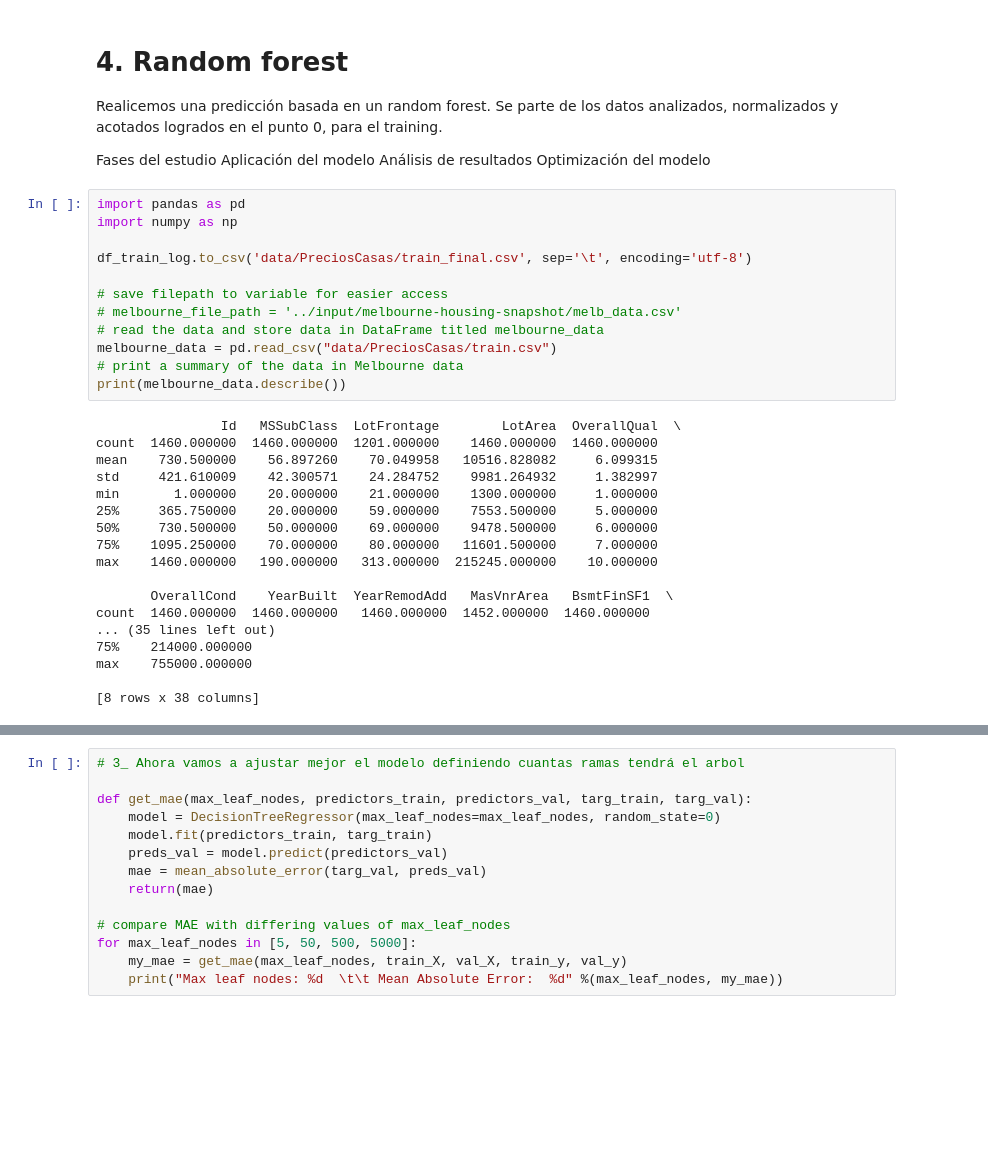
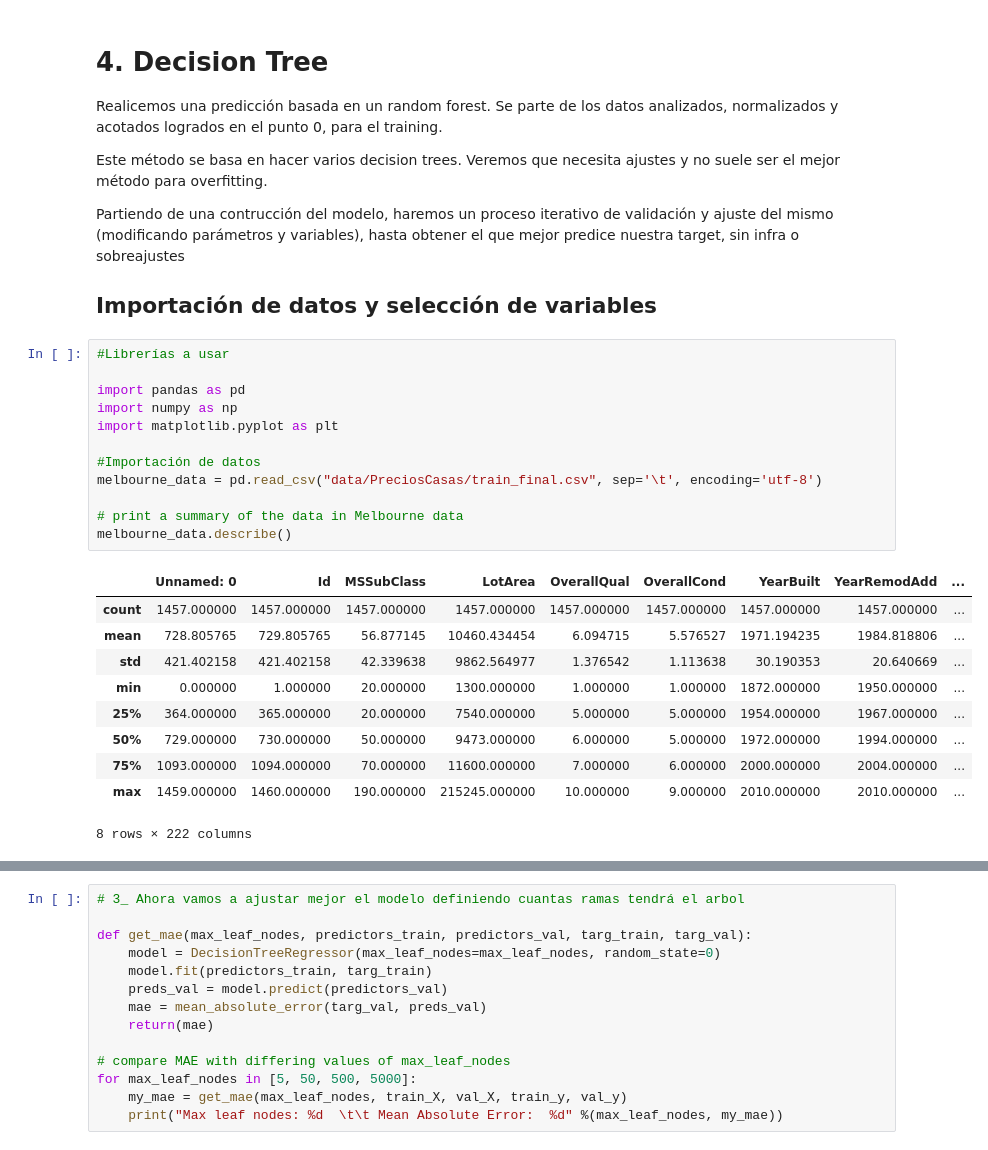
Before and after one commit to mmartglez/python_machine_learning, a Jupyter notebook: 3. Decision tree sin NA imputation.ipynb, the cells around one changed output, grey strips where cells are left out. Drawn from its saved outputs; the diff is of its cells as text; blank space fills up the shorter version.

```diff
--- a/4. RandomForest_Predecir_Precios_Casas.ipynb
+++ b/3. Decision tree sin NA imputation.ipynb
@@ -1,42 +1,36 @@
 # %% [markdown]
-# 4. Random forest
+# 4. Decision Tree
 
 Realicemos una predicción basada en un random forest.
 Se parte de los datos analizados, normalizados y acotados logrados en el punto 0, para el training.
 
-Fases del estudio
-    Aplicación del modelo
-    Análisis de resultados
-    Optimización del modelo
+Este método se basa en hacer varios decision trees. Veremos que necesita ajustes y no suele ser el mejor método para overfitting.
+
+Partiendo de una contrucción del modelo, haremos un proceso iterativo de validación y ajuste del mismo (modificando parámetros y variables), hasta obtener el que mejor predice nuestra target, sin infra o sobreajustes
+
+## Importación de datos y selección de variables
 # %%
+#Librerías a usar
+
 import pandas as pd
 import numpy as np
+import matplotlib.pyplot as plt
 
-df_train_log.to_csv('data/PreciosCasas/train_final.csv', sep='\t', encoding='utf-8')
+#Importación de datos
+melbourne_data = pd.read_csv("data/PreciosCasas/train_final.csv", sep='\t', encoding='utf-8')
 
-# save filepath to variable for easier access
-# melbourne_file_path = '../input/melbourne-housing-snapshot/melb_data.csv'
-# read the data and store data in DataFrame titled melbourne_data
-melbourne_data = pd.read_csv("data/PreciosCasas/train.csv")
 # print a summary of the data in Melbourne data
-print(melbourne_data.describe())
+melbourne_data.describe()
 # %% [output]
+|  | Unnamed: 0 | Id | MSSubClass | LotArea | OverallQual | OverallCond | YearBuilt | YearRemodAdd | ... |
+| count | 1457.000000 | 1457.000000 | 1457.000000 | 1457.000000 | 1457.000000 | 1457.000000 | 1457.000000 | 1457.000000 | ... |
+| mean | 728.805765 | 729.805765 | 56.877145 | 10460.434454 | 6.094715 | 5.576527 | 1971.194235 | 1984.818806 | ... |
+| std | 421.402158 | 421.402158 | 42.339638 | 9862.564977 | 1.376542 | 1.113638 | 30.190353 | 20.640669 | ... |
+| min | 0.000000 | 1.000000 | 20.000000 | 1300.000000 | 1.000000 | 1.000000 | 1872.000000 | 1950.000000 | ... |
+| 25% | 364.000000 | 365.000000 | 20.000000 | 7540.000000 | 5.000000 | 5.000000 | 1954.000000 | 1967.000000 | ... |
+| 50% | 729.000000 | 730.000000 | 50.000000 | 9473.000000 | 6.000000 | 5.000000 | 1972.000000 | 1994.000000 | ... |
+| 75% | 1093.000000 | 1094.000000 | 70.000000 | 11600.000000 | 7.000000 | 6.000000 | 2000.000000 | 2004.000000 | ... |
+| max | 1459.000000 | 1460.000000 | 190.000000 | 215245.000000 | 10.000000 | 9.000000 | 2010.000000 | 2010.000000 | ... |
-                Id   MSSubClass  LotFrontage        LotArea  OverallQual  \
-count  1460.000000  1460.000000  1201.000000    1460.000000  1460.000000
-mean    730.500000    56.897260    70.049958   10516.828082     6.099315
-std     421.610009    42.300571    24.284752    9981.264932     1.382997
-min       1.000000    20.000000    21.000000    1300.000000     1.000000
-25%     365.750000    20.000000    59.000000    7553.500000     5.000000
-50%     730.500000    50.000000    69.000000    9478.500000     6.000000
-75%    1095.250000    70.000000    80.000000   11601.500000     7.000000
-max    1460.000000   190.000000   313.000000  215245.000000    10.000000
-
-       OverallCond    YearBuilt  YearRemodAdd   MasVnrArea   BsmtFinSF1  \
-count  1460.000000  1460.000000   1460.000000  1452.000000  1460.000000
-... (35 lines left out)
-75%    214000.000000
-max    755000.000000
-
-[8 rows x 38 columns]
+8 rows × 222 columns
 # %%
 #Vamos a ver que variables elegimos
```
Also changed, not shown: parts of 13 cells of this notebook, 1 other file.
